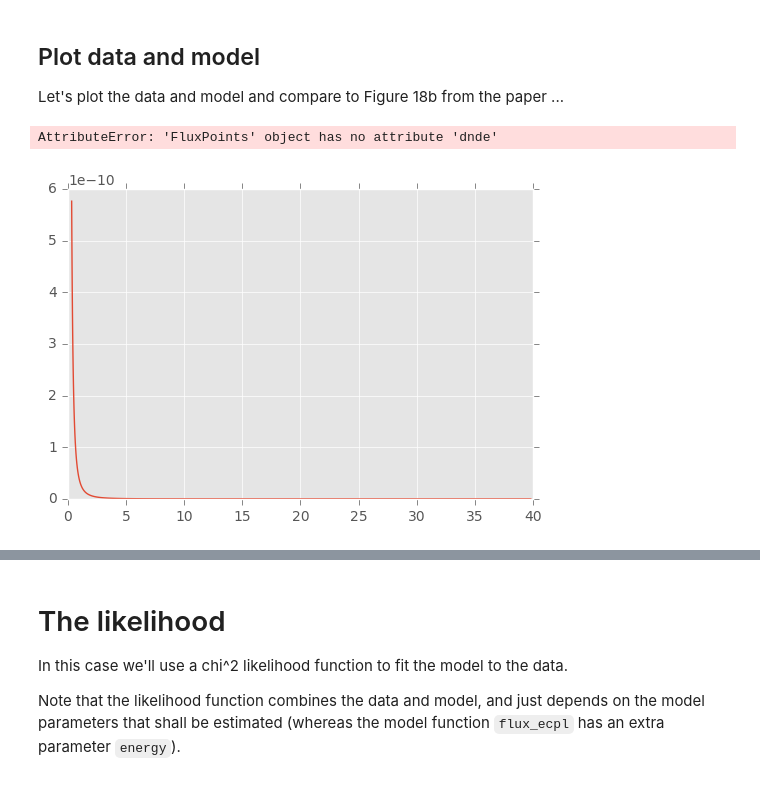
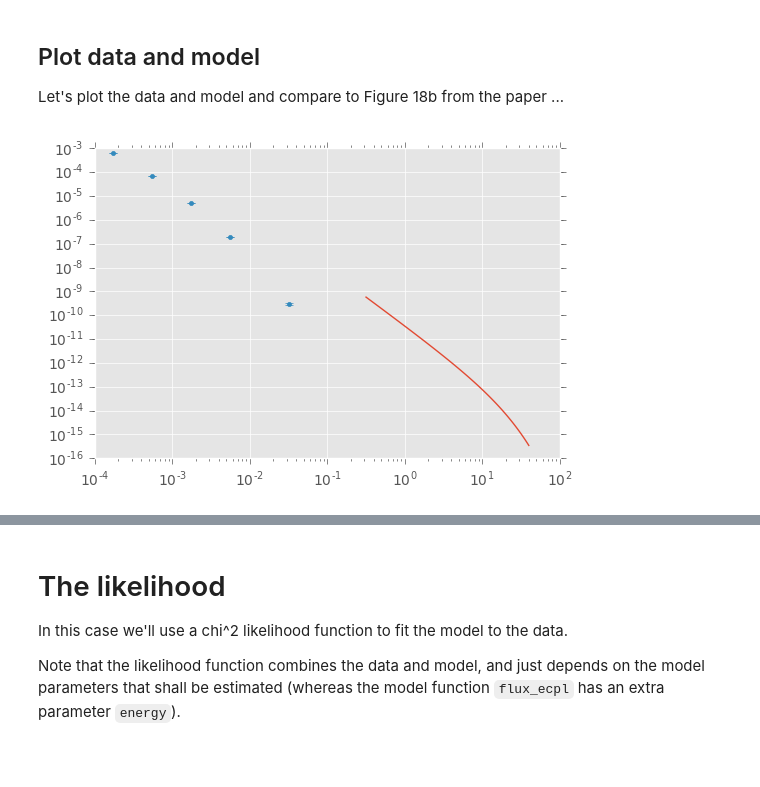
Before and after one commit to vorugantia/scienceresearch11, a Jupyter notebook: notebooks/spectrum_chi2.ipynb, the cells around one changed output, grey strips where cells are left out. Saved outputs shown, nothing was run; the diff lists cells and outputs as text; code cells hidden in the pictures.

```diff
--- a/notebooks/spectrum_chi2.ipynb
+++ b/notebooks/spectrum_chi2.ipynb
@@ -21,15 +21,14 @@ be able to load most ascii tables.
 
 **EDIT: Now I will try to replace the pandas data table with Gammapy's FluxPoints class. I will select the source 3FGL J1459.4-6053.**
 # %%
-# data = pd.read_table('../datasets/spectrum_crab_hess_2006/spectrum_crab_hess_2006.txt',
-#                     comment='#', sep='\s*', engine='python')
-# data
-
 from gammapy.catalog import SourceCatalog3FGL, SourceCatalogObject3FGL
 
 cat = SourceCatalog3FGL()
 source = cat['3FGL J1459.4-6053']
-data = source.flux_points
+# source = cat['3FGL J0534.5+2201i'] # crab
+data = source.flux_points.table
 
-print(vars(data))
+
+data.info()
+# data.show_in_browser()
 # %% [output]
@@ -67,19 +69,18 @@ Let's plot the data and model and compare to Figure 18b
 from the paper ...
 # %%
 energy = np.logspace(-0.5, 1.6, 100)
+
+# What three values should I use here for the new source? Right now they are
+# for the Crab model.
 flux = flux_ecpl(energy, flux1=3.76e-11, gamma=2.39, energy_cut=14.3)
+
 plt.plot(energy, flux)
-# plt.errorbar(x=data['energy'],
-#              y=data['flux'],
-#              yerr=data['flux_err'],
-#              fmt='.'
-#             )
-plt.errorbar(x=data.e_ref,
-             y=data.dnde, # not a FluxPoints attribute
-             yerr=data.flux_err, # not a FluxPoints attribute
+
+plt.errorbar(x=data['e_ref'] / 1e6, # convert MeV to TeV
+             y=data['dnde'],
+             yerr=data['flux_errp'], # or is it ['flux_errn']?
              fmt='.'
             )
 plt.loglog();
 # %% [output]
-AttributeError: 'FluxPoints' object has no attribute 'dnde'
-[figure, old version]
+[figure, new version]
```
Also changed, not shown: parts of 4 cells of this notebook, 1 other file.
